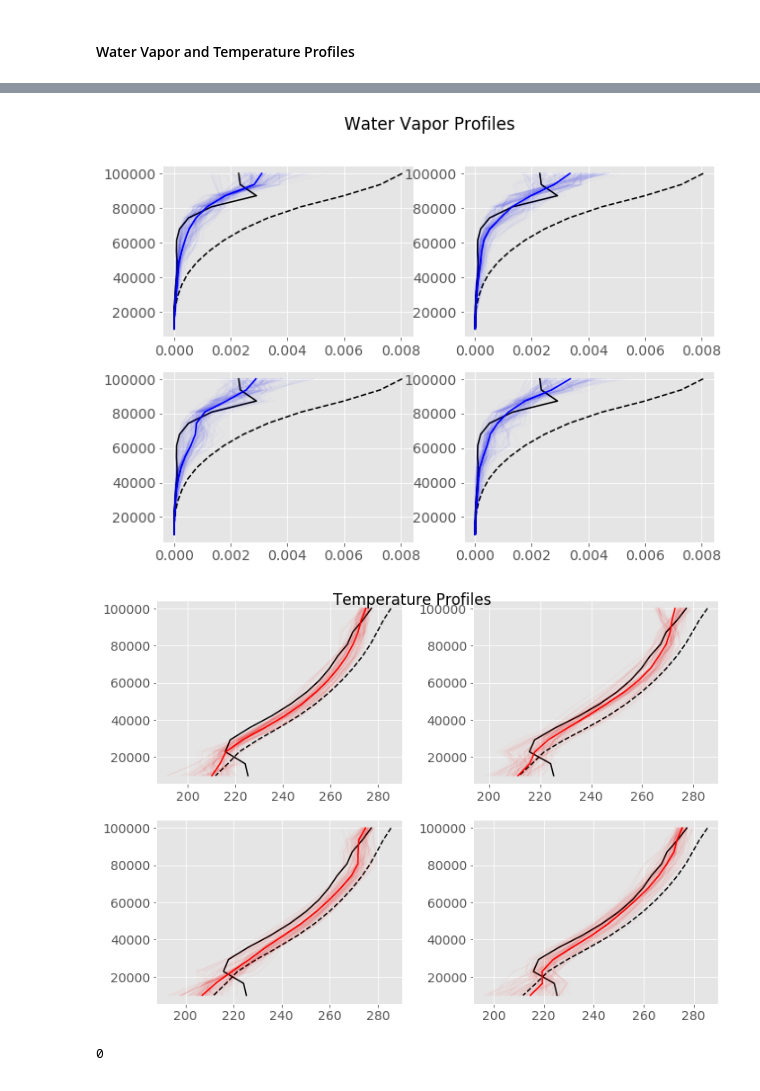
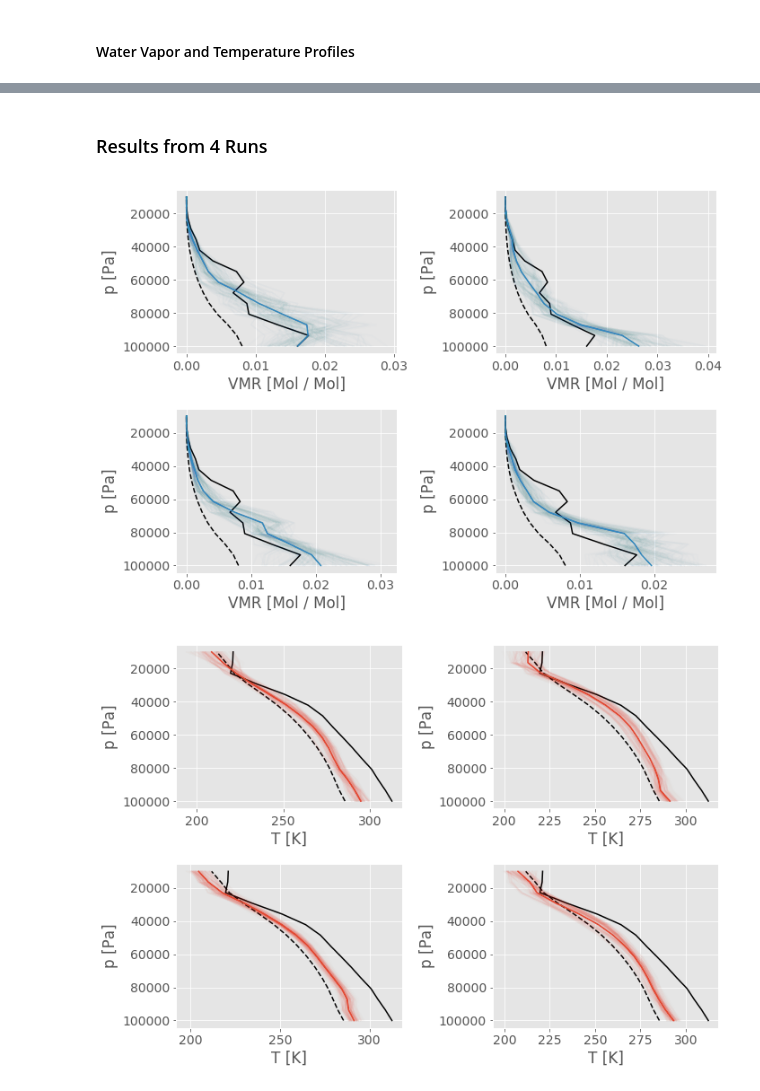
Before and after one commit to simonpf/predictive_uncertainty, a Jupyter notebook: mcmc_retrievals_test.ipynb, the cells around one changed output, grey strips where cells are left out. Cells and saved outputs as stored; diff of their text form; code cells hidden in the pictures.

```diff
--- a/mcmc_retrievals_test.ipynb
+++ b/mcmc_retrievals_test.ipynb
@@ -428,0 +468,2 @@ array([ 226.87049172,  220.55387881,  208.63174311,  210.10997005,
+# %%
+y_true, q_true, cwv_true, profiles_q, profiles_t, cwv = run_retrieval(0)
@@ -498,52 +504,44 @@ IndexError: index 1 is out of bounds for axis 0 with size 1
+# %% [markdown]
+### Results from 4 Runs
+# %%
+f, axs = plt.subplots(2, 2, figsize = (10, 7))
+axs = axs.ravel()
+for i in range(4):
+    q_mean = np.mean(np.exp(profiles_q[i, :, ::-1]), axis = 0, keepdims = True)
+    prof = atms.mmr2vmr(ws, q_mean.ravel(), "h2o")
+    axs[i].plot(np.exp(dist.q_log_mean)[::-1] * 28.9 / 18.0,
+                ws.p_grid, c = 'k', ls = '--')
+    axs[i].plot(q_true, ws.p_grid, c = 'k')
+    axs[i].plot(prof, ws.p_grid, c = 'C1')
+    for j in range(200):
+        k = np.random.randint(0, profiles_q[i, :, :].shape[0])
+        prof = atms.mmr2vmr(ws, np.exp(profiles_q[i, k, ::-1]), "h2o")
+        axs[i].plot(prof, ws.p_grid, c = 'C1', alpha = 0.01)
+    axs[i].invert_yaxis()
+    axs[i].set_xlabel("VMR [Mol / Mol]")
+    axs[i].set_ylabel("p [Pa]")
+f.tight_layout()
+# %% [output]
+[figure, added]
 # %%
-profiles_q = [np.exp(profiles[0, :, :15]),
-              np.exp(profiles[1, :, :15]),
-              np.exp(profiles[2, :, :15]),
-              np.exp(profiles[3, :, :15])]
-profiles_t = [profiles[0, :n_prod, 15:],
-              profiles[1, :, 15:],
-              profiles[2, :, 15:],
-              profiles[3, :, 15:]]
-
 f, axs = plt.subplots(2, 2, figsize = (10, 7))
-plt.suptitle("Water Vapor Profiles")
-axs = axs.ravel()
-for i in range(4):
-    axs[i].plot(np.exp(dist.q_log_mean)[::-1] * 28.9 / 18.0,
-                ws.p_grid, c = 'k', ls = '--')
-    axs[i].plot(q_true, ws.p_grid, c = 'k')
-    axs[i].plot(np.mean(profiles_q[i], axis = 0)[::-1] * 28.9 / 18.0,
-             ws.p_grid,
-             c = 'b')
-    for j in range(200):
-        k = np.random.randint(0, profiles_q[i].shape[0])
-        axs[i].plot(profiles_q[i][k, ::-1] * 28.9 / 18.0,
-                 ws.p_grid,
-                 c = 'b',
-                 alpha = 0.01)
-
-f, axs = plt.subplots(2, 2, figsize = (10, 7))
-plt.suptitle("Temperature Profiles")
 axs = axs.ravel()
 for i in range(4):
     axs[i].plot(dist.t_mean[::-1],
                 ws.p_grid, c = 'k', ls = '--')
     axs[i].plot(t_true, ws.p_grid, c = 'k')
-    axs[i].plot(np.mean(profiles_t[i], axis = 0)[::-1],
+    axs[i].plot(np.mean(profiles_t[i, :, :], axis = 0)[::-1],
              ws.p_grid,
-             c = 'r')
+             c = 'C0')
     for j in range(200):
-        k = np.random.randint(0, profiles_t[i].shape[0])
+        k = np.random.randint(0, profiles_t[i, :, :].shape[0])
         axs[i].plot(profiles_t[i][k, ::-1],
                      ws.p_grid,
-                     c = "r",
+                     c = "C0",
                      alpha = 0.01)
-
-plt.tight_layout()
+    axs[i].invert_yaxis()
+    axs[i].set_xlabel("T [K]")
+    axs[i].set_ylabel("p [Pa]")
+f.tight_layout()
 # %% [output]
-[figure, old version]
+[figure, new version]
-[figure, removed]
-# %%
-profiles_q[2].shape[0]
-# %% [output]
-0
```
Also changed, not shown: parts of 35 cells of this notebook, 11 other files.
